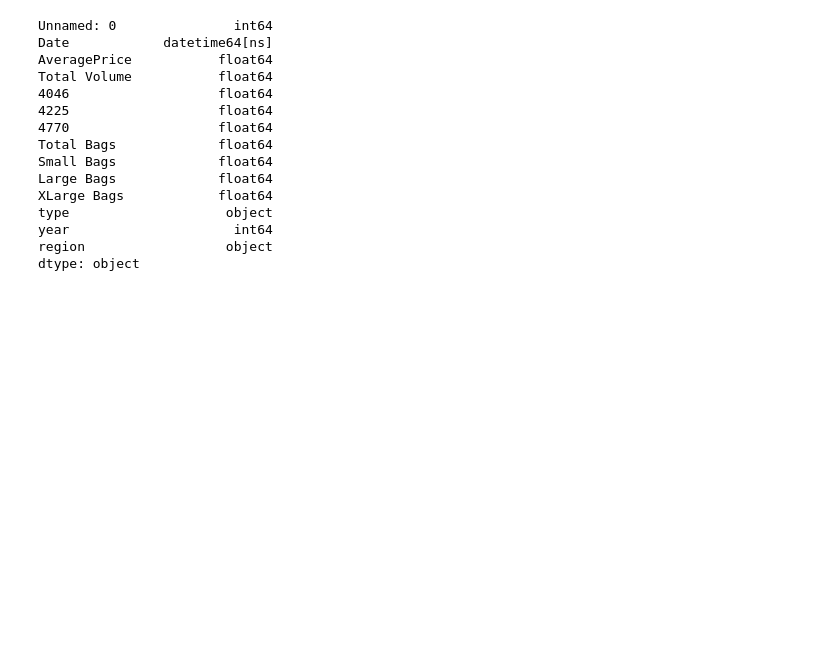
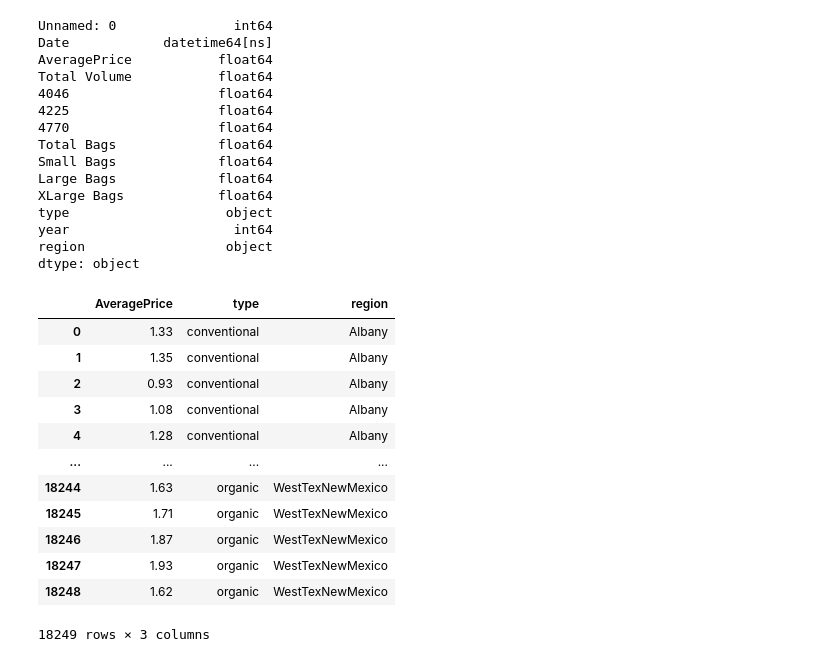
Before and after one commit to HassanBahati/Python, a Jupyter notebook: avocado dataset time series.ipynb, the cells around one changed output. Drawn from its saved outputs; the diff is of its cells as text; code cells hidden in the pictures; blank space fills up the shorter version.

```diff
--- a/avocado dataset time series.ipynb
+++ b/avocado dataset time series.ipynb
@@ -28,3 +30,21 @@ type                    object
 year                     int64
 region                  object
 dtype: object
+# %%
+# create dataframe
+my_dataframe = my_data[['AveragePrice', 'type', 'region']]
+my_dataframe
+# %% [output]
+|  | AveragePrice | type | region |
+| 0 | 1.33 | conventional | Albany |
+| 1 | 1.35 | conventional | Albany |
+| 2 | 0.93 | conventional | Albany |
+| 3 | 1.08 | conventional | Albany |
+| 4 | 1.28 | conventional | Albany |
+| ... | ... | ... | ... |
+| 18244 | 1.63 | organic | WestTexNewMexico |
+| 18245 | 1.71 | organic | WestTexNewMexico |
+| 18246 | 1.87 | organic | WestTexNewMexico |
+| 18247 | 1.93 | organic | WestTexNewMexico |
+| 18248 | 1.62 | organic | WestTexNewMexico |
+18249 rows × 3 columns
```
Also changed, not shown: parts of 4 cells of this notebook.
